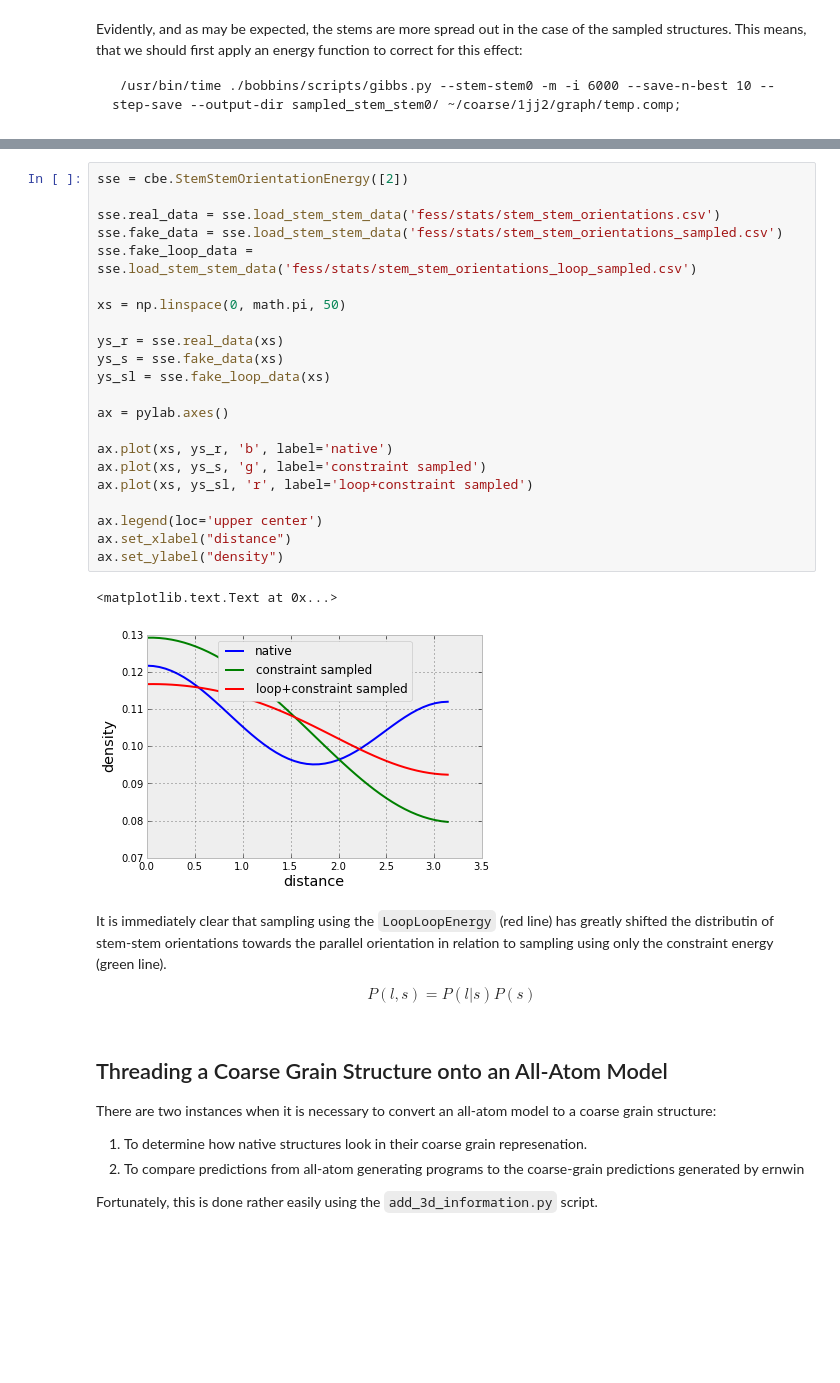
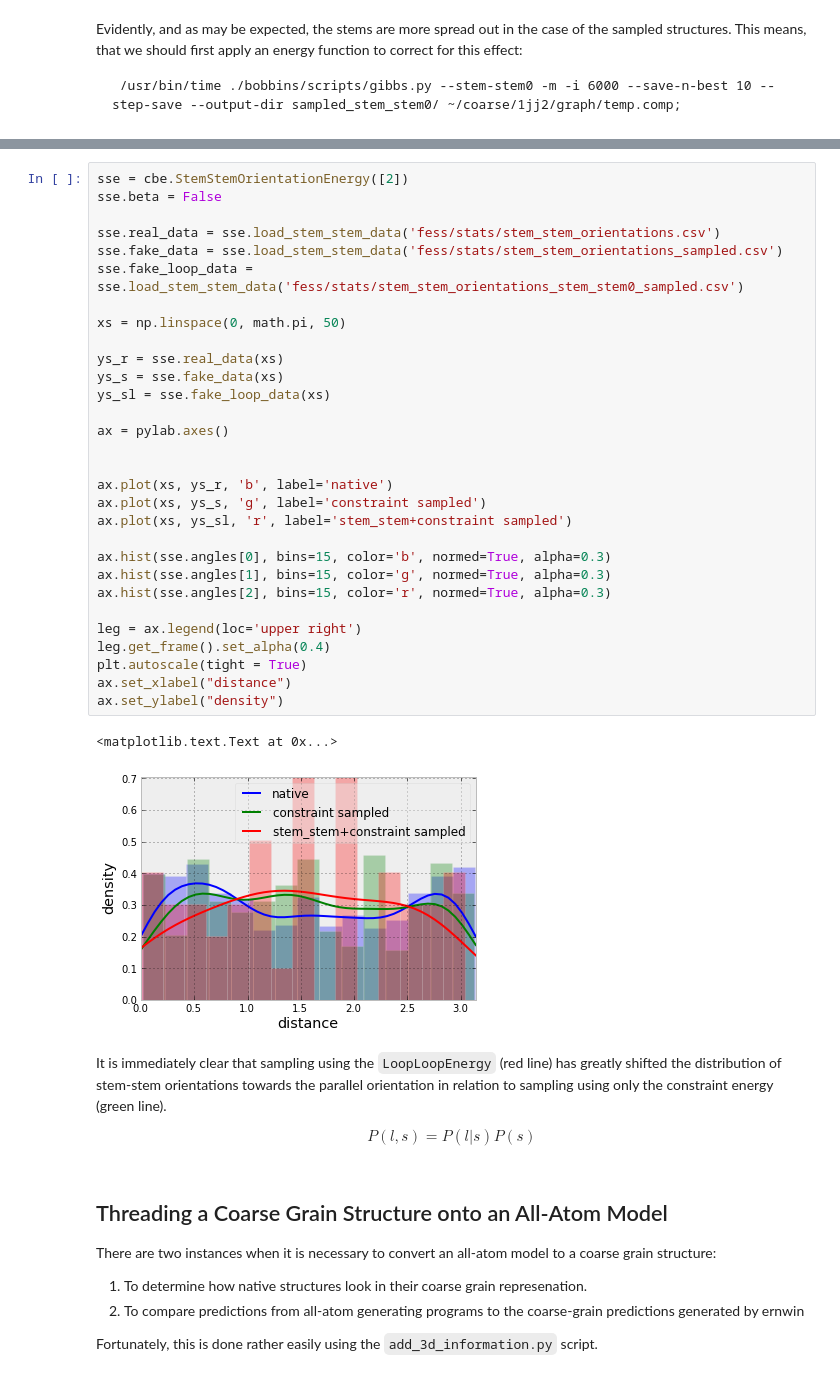
Before and after one commit to ViennaRNA/ernwin, a Jupyter notebook: ipy_notebook_ernwin.ipynb, the cells around one changed output, grey strips where cells are left out. Saved outputs shown, nothing was run; the diff lists cells and outputs as text; blank space fills up the shorter version.

```diff
--- a/ipy_notebook_ernwin.ipynb
+++ b/ipy_notebook_ernwin.ipynb
@@ -343,30 +563,38 @@ Evidently, and as may be expected, the stems are more spread out in the case of
 # %%
 sse = cbe.StemStemOrientationEnergy([2])
+sse.beta = False
 
 sse.real_data = sse.load_stem_stem_data('fess/stats/stem_stem_orientations.csv')
 sse.fake_data = sse.load_stem_stem_data('fess/stats/stem_stem_orientations_sampled.csv')
-sse.fake_loop_data = sse.load_stem_stem_data('fess/stats/stem_stem_orientations_loop_sampled.csv')
+sse.fake_loop_data = sse.load_stem_stem_data('fess/stats/stem_stem_orientations_stem_stem0_sampled.csv')
 
 xs = np.linspace(0, math.pi, 50)
 
 ys_r = sse.real_data(xs)
 ys_s = sse.fake_data(xs)
 ys_sl = sse.fake_loop_data(xs)
 
 ax = pylab.axes()
 
+
 ax.plot(xs, ys_r, 'b', label='native')
 ax.plot(xs, ys_s, 'g', label='constraint sampled')
-ax.plot(xs, ys_sl, 'r', label='loop+constraint sampled')
+ax.plot(xs, ys_sl, 'r', label='stem_stem+constraint sampled')
 
-ax.legend(loc='upper center')
+ax.hist(sse.angles[0], bins=15, color='b', normed=True, alpha=0.3)
+ax.hist(sse.angles[1], bins=15, color='g', normed=True, alpha=0.3)
+ax.hist(sse.angles[2], bins=15, color='r', normed=True, alpha=0.3)
+
+leg = ax.legend(loc='upper right')
+leg.get_frame().set_alpha(0.4)
+plt.autoscale(tight = True)
 ax.set_xlabel("distance")
 ax.set_ylabel("density")
 # %% [output]
 <matplotlib.text.Text at 0x...>
-[figure, old version]
+[figure, new version]
 # %% [markdown]
-It is immediately clear that sampling using the `LoopLoopEnergy` (red line) has greatly shifted the distributin of stem-stem orientations towards the parallel orientation in relation to sampling using only the constraint energy (green line).
+It is immediately clear that sampling using the `LoopLoopEnergy` (red line) has greatly shifted the distribution of stem-stem orientations towards the parallel orientation in relation to sampling using only the constraint energy (green line).
 
 $$P(l,s)=P(l|s)P(s)$$
 # %% [markdown]
```
Also changed, not shown: parts of 44 cells of this notebook, 8 other files.
